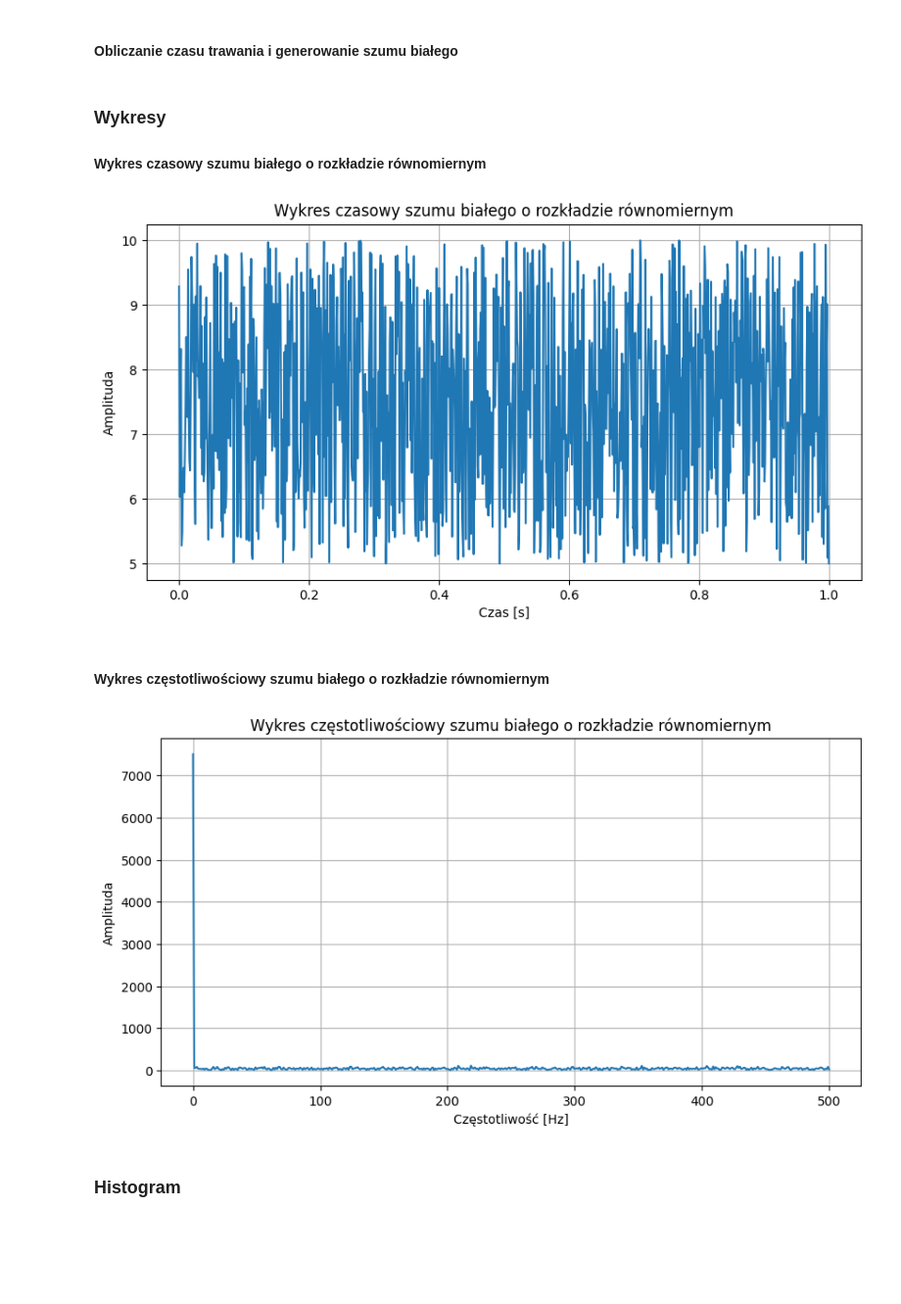
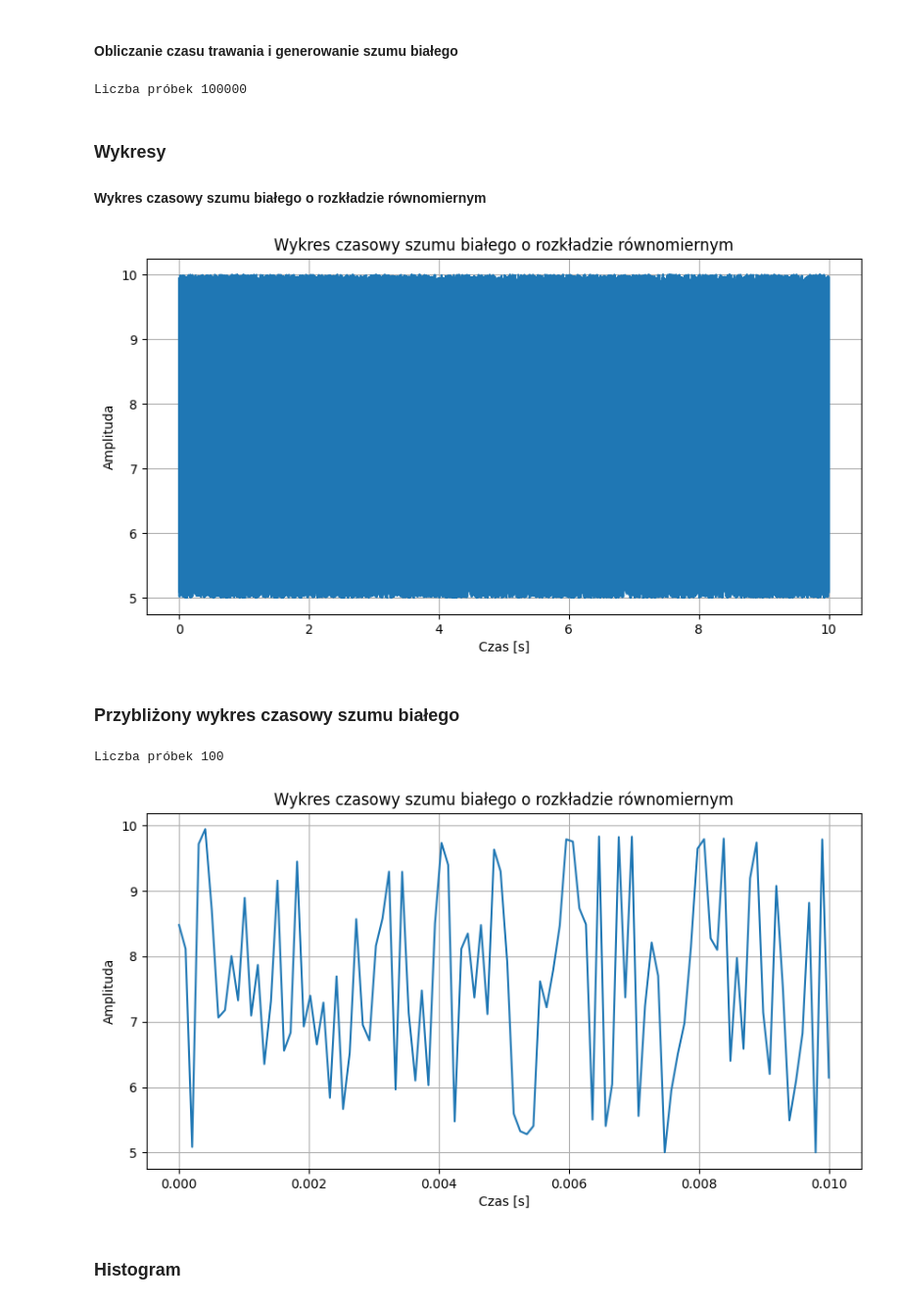
Before and after one commit to mbrunka/stochastyka-white-noise, a Jupyter notebook: main.ipynb, the cells around one changed output. Shown: that part at 98% size. Drawn from its saved outputs; the diff is of its cells as text; code cells hidden in the pictures; blank space fills up the shorter version.

```diff
--- a/main.ipynb
+++ b/main.ipynb
@@ -16,8 +16,8 @@ from generator import Generator
 #### Parametry sygnału i zakres
 # %%
 
-CZAS_TRWANIA = 1  # sekundy
-CZESTOTLIWOSC_PROBKOWANIA = 1000  # Hz
+CZAS_TRWANIA = 10  # sekundy
+CZESTOTLIWOSC_PROBKOWANIA = 10000  # Hz
 
 ZAKRES = (5, 10) # Liczby rzeczywiste
 # %% [markdown]
@@ -25,13 +25,16 @@ ZAKRES = (5, 10) # Liczby rzeczywiste
 # %%
 
 LICZBA_PROBEK = CZAS_TRWANIA * CZESTOTLIWOSC_PROBKOWANIA
+print(f"Liczba próbek {LICZBA_PROBEK}")
 
 #Stwórz obiket Generator
 gen = Generator()
 szum_bialy = gen.uniform(ZAKRES[0], ZAKRES[1], LICZBA_PROBEK)
 
 # Gotowy generator
-# szum_bialy = np.random.uniform(-1, 1, LICZBA_PROBEK)
+#szum_bialy = np.random.uniform(ZAKRES[0], ZAKRES[1], LICZBA_PROBEK)
+# %% [output]
+Liczba próbek 100000
 # %% [markdown]
 ### Wykresy
 
@@ -47,24 +50,28 @@ plt.ylabel('Amplituda')
 plt.grid(True)
 plt.show()
 # %% [output]
-[figure, old version]
+[figure, new version]
-# %% [markdown]
-
-#### Wykres częstotliwościowy szumu białego o rozkładzie równomiernym
+# %% [markdown]
+### Przybliżony wykres czasowy szumu białego
 # %%
 
-# Wykres częstotliwościowy
-spektrum = np.abs(np.fft.fft(szum_bialy))[:LICZBA_PROBEK//2]
-czestotliwosc = np.linspace(0, CZESTOTLIWOSC_PROBKOWANIA/2, len(spektrum))
+MALY_CZAS_TRWANIA = 0.01
+MALA_LICZBA_PROBEK = int(MALY_CZAS_TRWANIA * CZESTOTLIWOSC_PROBKOWANIA)
+print(f"Liczba próbek {MALA_LICZBA_PROBEK}")
+
+maly_szum = gen.uniform(ZAKRES[0], ZAKRES[1], MALA_LICZBA_PROBEK)
+
+maly_czas = np.linspace(0, MALY_CZAS_TRWANIA, MALA_LICZBA_PROBEK)
 plt.figure(figsize=(10, 5))
-plt.plot(czestotliwosc, spektrum)
-plt.title('Wykres częstotliwościowy szumu białego o rozkładzie równomiernym')
-plt.xlabel('Częstotliwość [Hz]')
+plt.plot(maly_czas, maly_szum)
+plt.title('Wykres czasowy szumu białego o rozkładzie równomiernym')
+plt.xlabel('Czas [s]')
 plt.ylabel('Amplituda')
 plt.grid(True)
 plt.show()
 # %% [output]
+Liczba próbek 100
-[figure, old version]
+[figure, new version]
 # %% [markdown]
 ### Histogram
 # %%
```
Also changed, not shown: parts of 4 cells of this notebook.
